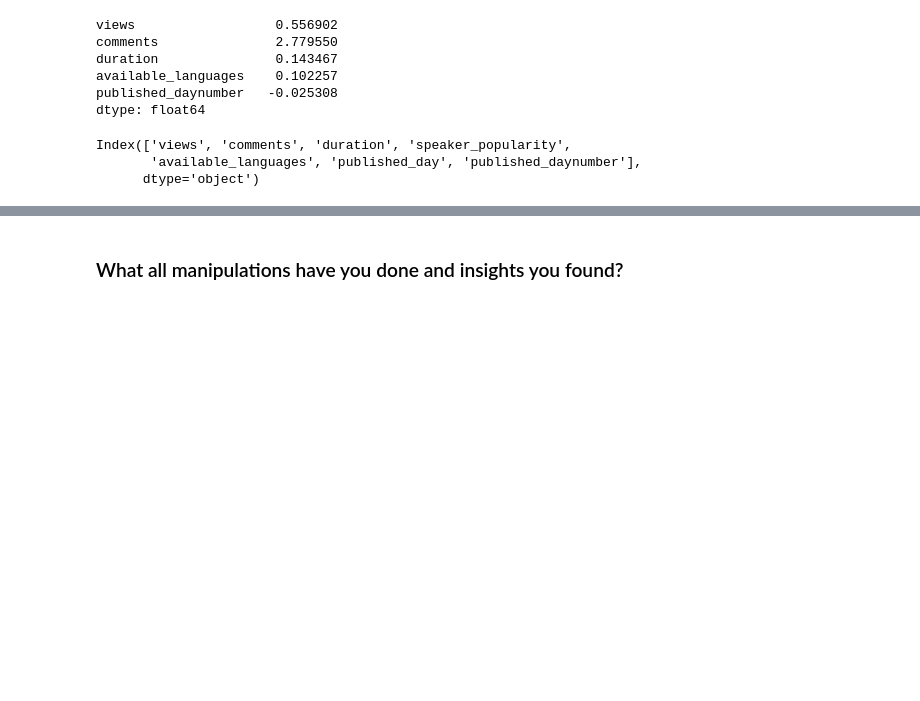
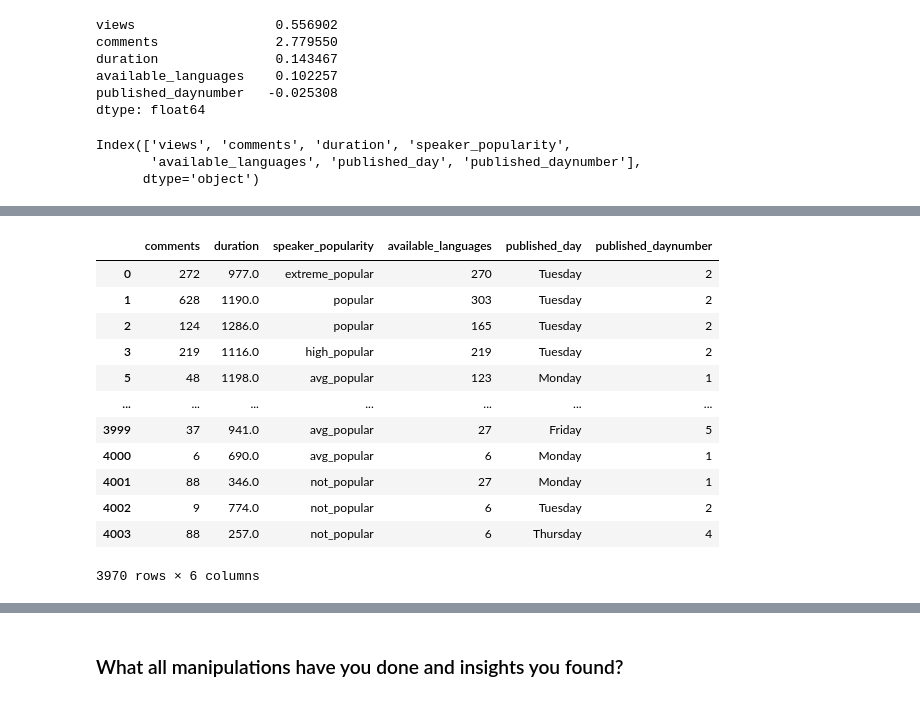
Before and after one commit to Aman811630/TED-talks-views-Prediction--ML-project, a Jupyter notebook: Aman_Singh_ML_project_on_TED_talks_views_prediction_.ipynb, the cells around one changed output, grey strips where cells are left out. Saved outputs shown, nothing was run; the diff lists cells and outputs as text; code cells hidden in the pictures; blank space fills up the shorter version.

```diff
--- a/Aman_Singh_ML_project_on_TED_talks_views_prediction_.ipynb
+++ b/Aman_Singh_ML_project_on_TED_talks_views_prediction_.ipynb
@@ -1201,0 +1249,21 @@ df.sample(2)
+# %%
+
+#separating the dependent and independent variables
+y=df['views']
+X=df.drop(columns='views')
+# %%
+X
+# %% [output]
+|  | comments | duration | speaker_popularity | available_languages | published_day | published_daynumber |
+| 0 | 272 | 977.0 | extreme_popular | 270 | Tuesday | 2 |
+| 1 | 628 | 1190.0 | popular | 303 | Tuesday | 2 |
+| 2 | 124 | 1286.0 | popular | 165 | Tuesday | 2 |
+| 3 | 219 | 1116.0 | high_popular | 219 | Tuesday | 2 |
+| 5 | 48 | 1198.0 | avg_popular | 123 | Monday | 1 |
+| ... | ... | ... | ... | ... | ... | ... |
+| 3999 | 37 | 941.0 | avg_popular | 27 | Friday | 5 |
+| 4000 | 6 | 690.0 | avg_popular | 6 | Monday | 1 |
+| 4001 | 88 | 346.0 | not_popular | 27 | Monday | 1 |
+| 4002 | 9 | 774.0 | not_popular | 6 | Tuesday | 2 |
+| 4003 | 88 | 257.0 | not_popular | 6 | Thursday | 4 |
+3970 rows × 6 columns
```
Also changed, not shown: parts of 62 cells of this notebook.
